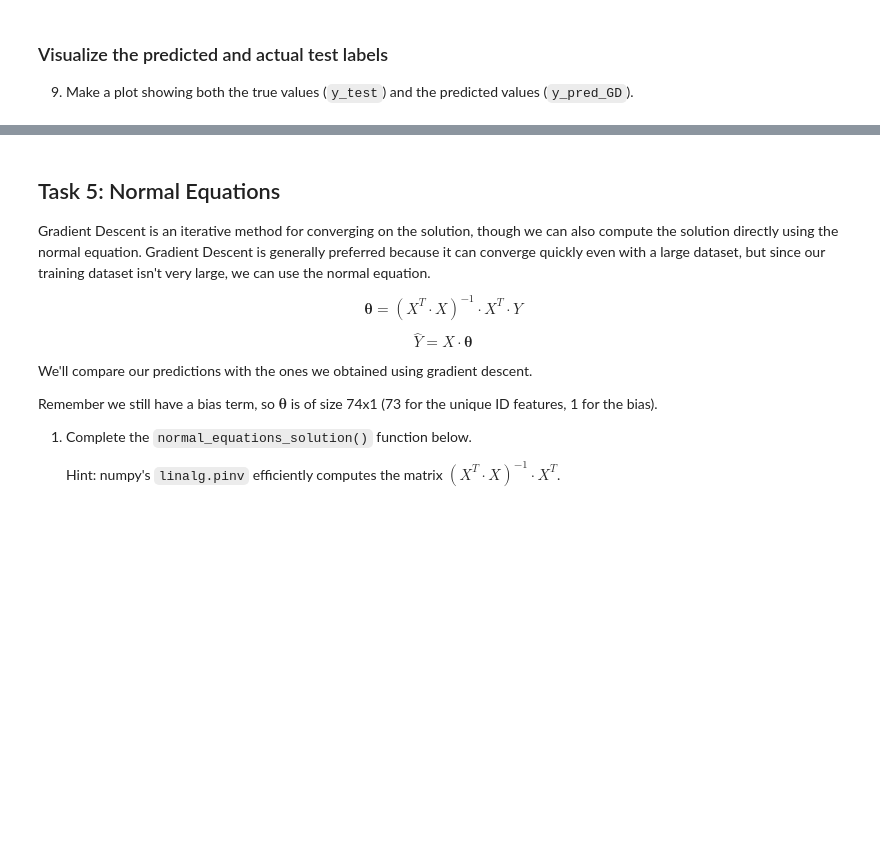
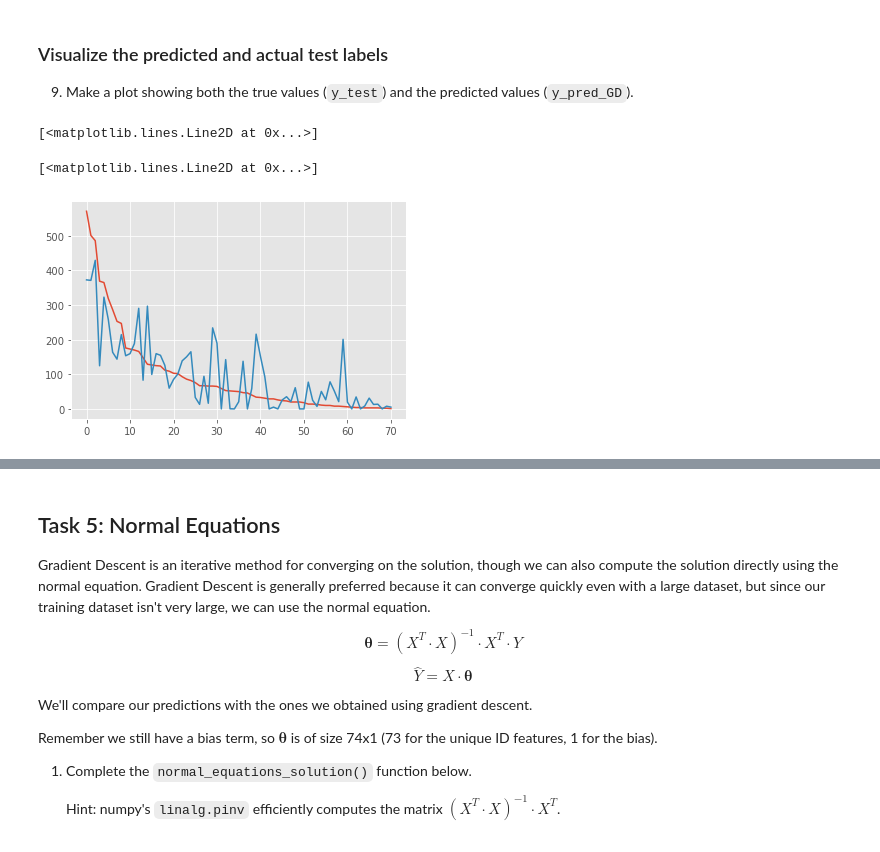
Before and after one commit to epocolis/nuff_brain_ml, a Jupyter notebook: regression/week1_live_assignment/week1_liveassignment.ipynb, the cells around one changed output, grey strips where cells are left out. Saved outputs shown, nothing was run; the diff lists cells and outputs as text; code cells hidden in the pictures; blank space fills up the shorter version.

```diff
--- a/regression/week1_live_assignment/week1_liveassignment.ipynb
+++ b/regression/week1_live_assignment/week1_liveassignment.ipynb
@@ -227,0 +422,8 @@ def gradient(theta, X, y):
+# %%
+def gradient(theta, X, y):
+    # [YOUR CODE HERE]
+    y_hat = h(theta, X)
+    m = X.shape[0]
+    # d_theta = -1/m * np.dot(X, (y-y_hat))
+    d_theta = (-1/X.shape[0])*X*(y-y_hat)
+    return d_theta
@@ -239,8 +443,16 @@ def stochastic_gradient_descent(X, y, learning_rate, max_iteration, print_interv
     for i in range(max_iteration):
         for j in range(X.shape[0]):
             # [YOUR CODE HERE]
+
             # Compute the gradient from the current row in X and y.
-            # Use that result to update theta.
+            d_theta = gradient(theta, X_with_ones[j], y[j].reshape(1,));
+            d_theta = np.expand_dims(d_theta,1)
+            theta = theta - learning_rate * d_theta
+
+            d_theta = gradient(theta, X_with_ones[j], y[j].reshape(1,))
+            d_theta = np.expand_dims(d_theta,1)
+            theta = theta - learning_rate*d_theta
+
         cost[i] = loss(theta, X_with_ones, y) # Update the cost array for the current iteration
     if i % print_interval == 0 :
         print('iteration : ', i, ' loss : ', loss(theta, X_with_ones, y))
@@ -248,4 +462,8 @@ def stochastic_gradient_descent(X, y, learning_rate, max_iteration, print_interv
 # %% [markdown]
 6. Now we can run the `stochastic_gradient_descent()` function to find the optimal theta.
 # %%
-s_theta, s_cost = stochastic_gradient_descent(X_train, y_train, s_learning_rate, s_max_iteration, 100)
+
+s_max_iteration = 100000
+s_theta, s_cost = stochastic_gradient_descent(
+    X_train.values, y_train.values, s_learning_rate, s_max_iteration, 100
+)
@@ -258,7 +482,12 @@ plt.stem(np.squeeze(s_theta))
 
     Hint: Make sure to prepend the column of 1's onto `X_test` (just like it's done in the `stochastic_gradient_descent()` function).
 # %%
-y_pred_GD = # [YOUR CODE HERE]
+ones = np.ones([X_test.shape[0], 1])
+X_test_with_ones = np.hstack([ones, X_test])
+y_pred_GD = h(s_theta, X_test_with_ones) # [YOUR CODE HERE]
+
 
 # Since our target is non-negative, we set any negative predictions to 0.
 y_pred_GD[y_pred_GD < 0] = 0
+
+# ones
@@ -275,3 +513,9 @@ from sklearn.metrics import r2_score
 9. Make a plot showing both the true values (`y_test`) and the predicted values (`y_pred_GD`).
 # %%
 # [YOUR CODE HERE]
+plt.plot(y_test)
+plt.plot(y_pred_GD)
+# %% [output]
+[<matplotlib.lines.Line2D at 0x...>]
+[<matplotlib.lines.Line2D at 0x...>]
+[figure, added]
```
Also changed, not shown: parts of 54 cells of this notebook, 1 other file.
